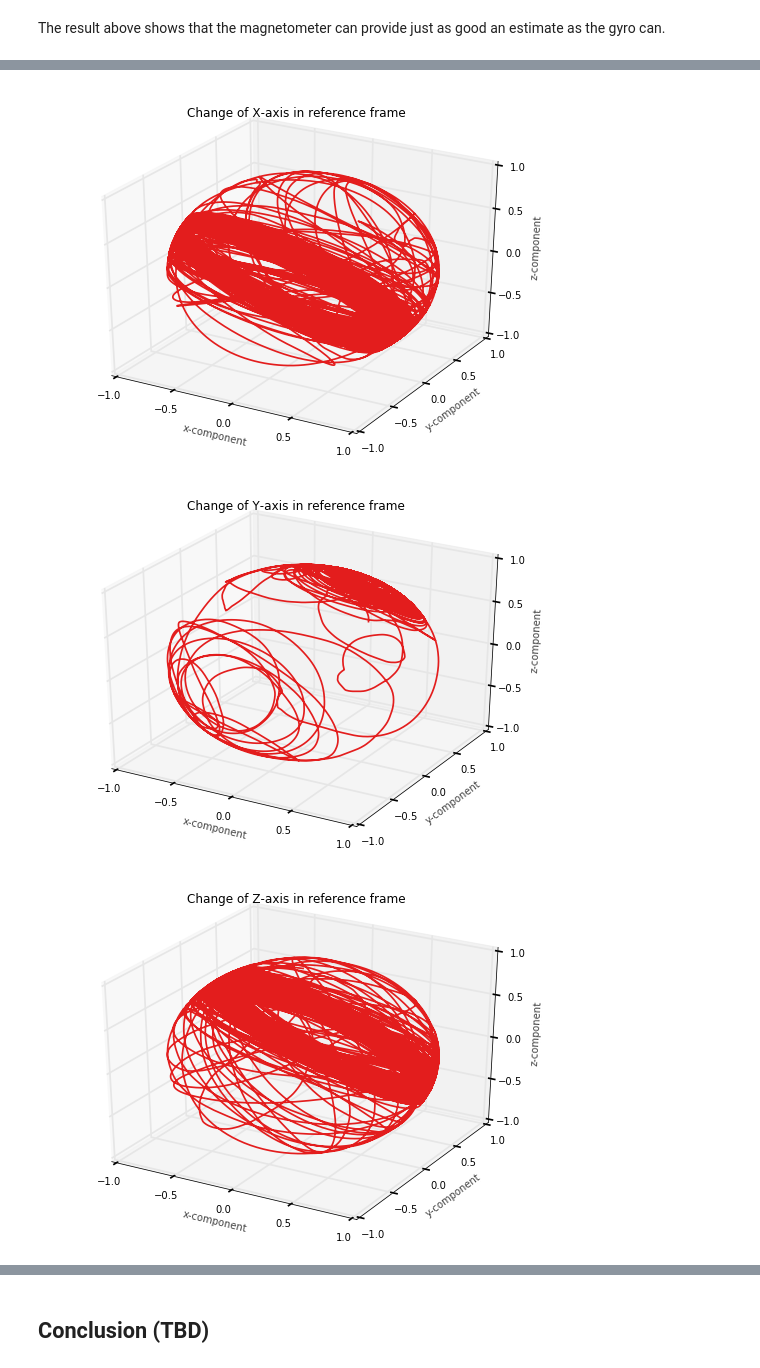
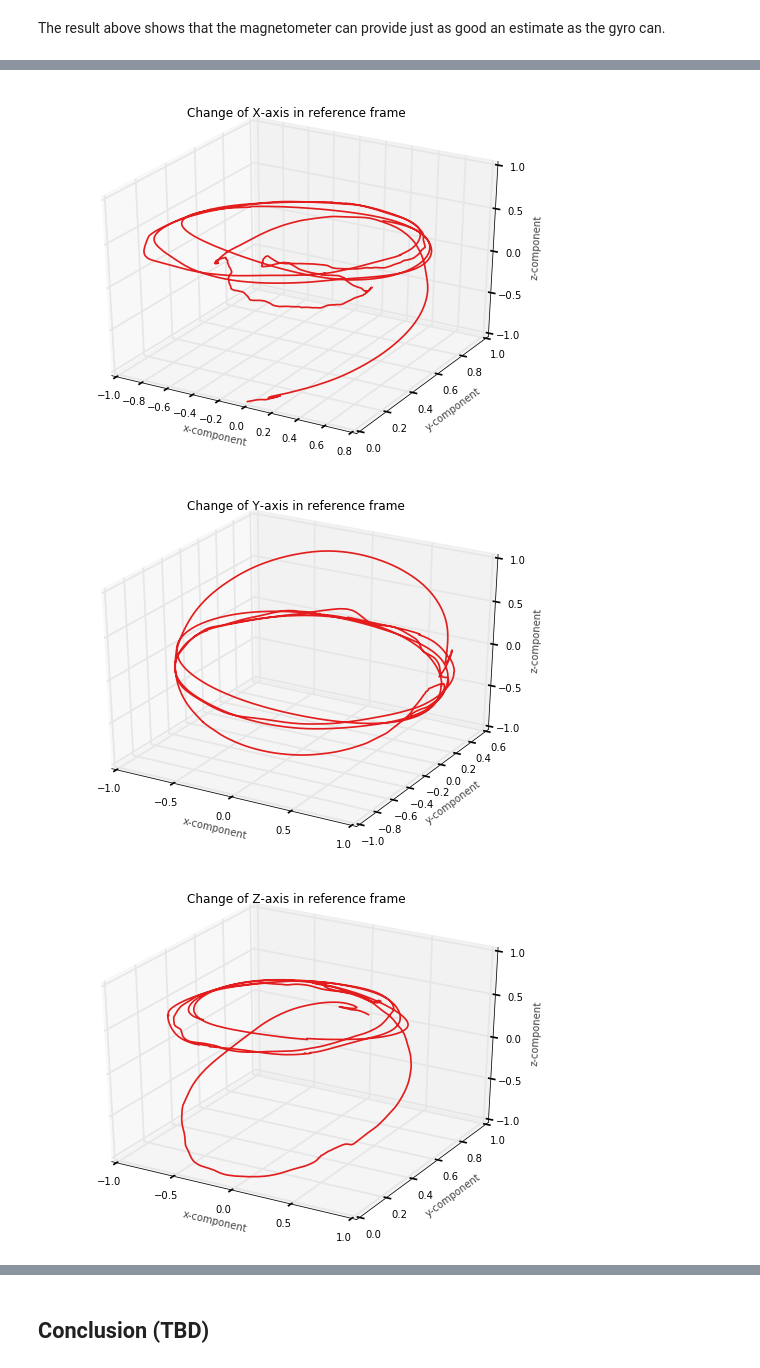
Before and after one commit to psas/Launch-12, a Jupyter notebook: data/notebooks/rollanalysis_part3.ipynb, the cells around one changed output, grey strips where cells are left out. Saved outputs shown, nothing was run; the diff lists cells and outputs as text; code cells hidden in the pictures.

Commit message:
fixed problem with orientation estimates

```diff
--- a/data/notebooks/rollanalysis_part3.ipynb
+++ b/data/notebooks/rollanalysis_part3.ipynb
@@ -223,6 +220,7 @@ Utilizing the magnetometer measurements also allows us to use a quaternion based
 #### Setup
 # %%
 from mpl_toolkits.mplot3d import Axes3D
+from thLib import imus
 
 # 3D Graphing helper function
 def setup_graph_3D(title='',x_label='', y_label='', z_label='', fig_size=None):
@@ -238,9 +236,9 @@ def setup_graph_3D(title='',x_label='', y_label='', z_label='', fig_size=None):
     return ax
 
 # axes
-x = [1,0,0]
-y = [0,1,0]
-z = [0,0,1]
+x = [0,0,-1]
+y = [1,0,0]
+z = [0,1,0]
 
 gyro_x = columns[3]
 gyro_y = columns[4]
@@ -272,14 +270,28 @@ mag_x = savgol_filter(mag_x, 201, 2)
 mag_y = savgol_filter(mag_y, 201, 2)
 mag_z = savgol_filter(mag_z, 201, 2)
 
-# setup IMU class for orientation estimates
+# create vectors for IMU data
 gyro = numpy.array(zip(gyro_x, gyro_y, gyro_z))
 acc = numpy.array(zip(acc_x, acc_y, acc_z))
 mag = numpy.array(zip(mag_x, mag_y, mag_z))
 
+# normalize gyro vectors
+ugyro = []
+for row in gyro:
+    tude = numpy.sqrt(row[0]**2 + row[1]**2 + row[2]**2)
+    ugyro.append(numpy.divide(row, tude))
+ugyro = numpy.array(ugyro)
+
+# normalize acceleration vectors
+uacc = []
+for row in acc:
+    tude = numpy.sqrt(row[0]**2 + row[1]**2 + row[2]**2)
+    uacc.append(numpy.divide(row, tude))
+uacc = numpy.array(uacc)
+
 data = {}
-data['acc'] = acc
-data['omega'] = gyro
+data['acc'] = uacc
+data['omega'] = ugyro
 data['mag'] = mag
 data['rate'] = 819.2
 
@@ -303,36 +315,39 @@ def QuaternionToMatrix(qa):
 # %%
 initialOrientation = numpy.array([x, y, z])
 ADIS.calc_orientation(initialOrientation, type='Kalman')
-#quaternion = numpy.nan_to_num(ADIS.quat)
-quaternion = ADIS.quat
+quaternion = numpy.nan_to_num(ADIS.quat)
+#quaternion = ADIS.quat
+
+#quaternion = quat.vel2quat(ugyro, [0,0,0], 819.2, 'bf')
+#quaternion = quat.vel2quat(gyro, [0,0,0], 819.2, 'bf')
 
 x_ref = []
 for element in quaternion:
     x_ref.append(numpy.dot(QuaternionToMatrix(element), x))
 x_ref = numpy.array(x_ref)
 
 y_ref = []
 for element in quaternion:
     y_ref.append(numpy.dot(QuaternionToMatrix(element), y))
 y_ref = numpy.array(y_ref)
 
 z_ref = []
 for element in quaternion:
     z_ref.append(numpy.dot(QuaternionToMatrix(element), z))
 z_ref = numpy.array(z_ref)
 
 ax = setup_graph_3D('Change of X-axis in reference frame', 'x-component', 'y-component', 'z-component', (9,6.5))
 ax.plot(x_ref[:,0], x_ref[:,1], x_ref[:,2])
 plt.show()
 
 ax = setup_graph_3D('Change of Y-axis in reference frame', 'x-component', 'y-component', 'z-component', (9,6.5))
 ax.plot(y_ref[:,0], y_ref[:,1], y_ref[:,2])
 plt.show()
 
 ax = setup_graph_3D('Change of Z-axis in reference frame', 'x-component', 'y-component', 'z-component', (9,6.5))
 ax.plot(z_ref[:,0], z_ref[:,1], z_ref[:,2])
 plt.show()
 # %% [output]
-[figure, old version]
+[figure, new version]
-[figure, old version]
+[figure, new version]
-[figure, old version]
+[figure, new version]
```
Also changed, not shown: parts of 6 cells of this notebook.
